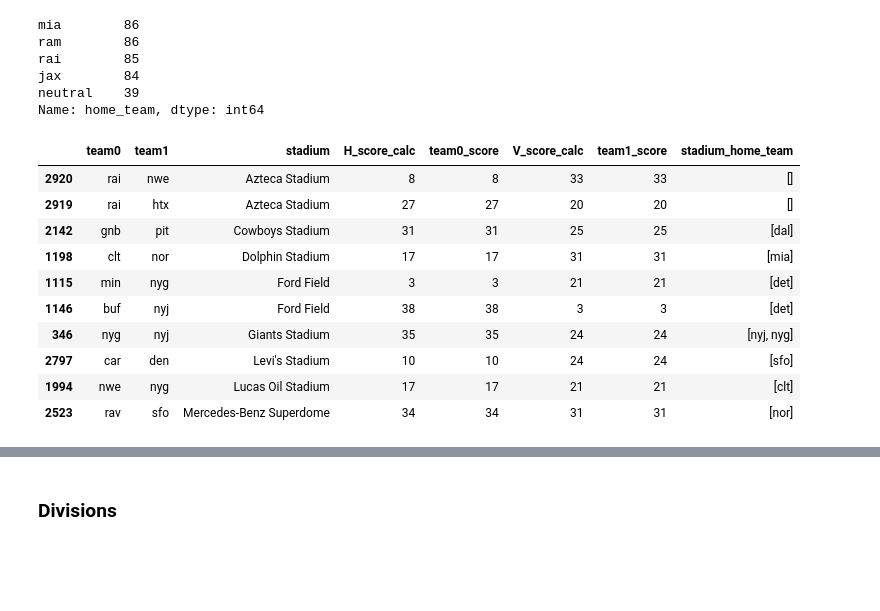
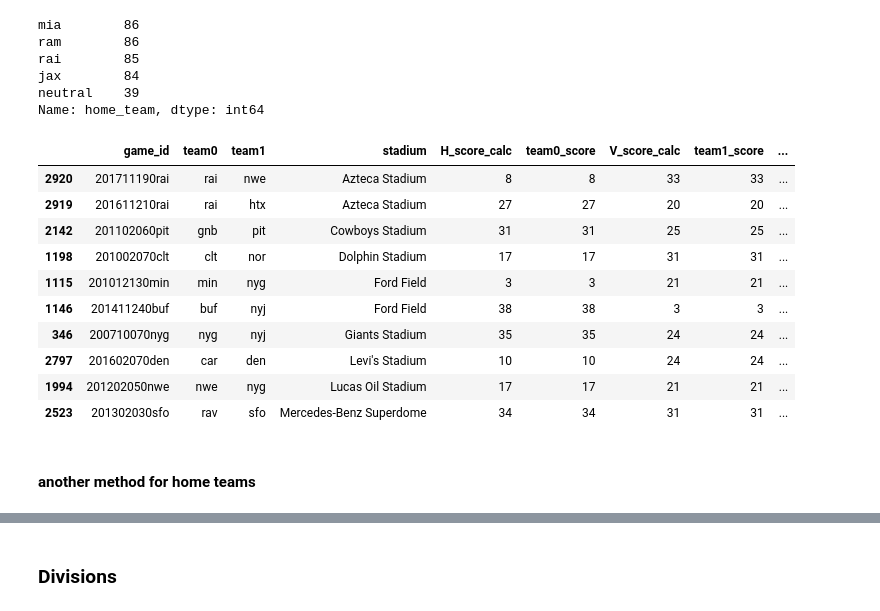
Before and after one commit to joshplotkin/modeling-football-outcomes-2019, a Jupyter notebook: public01_write_tables.ipynb, the cells around one changed output, grey strips where cells are left out. Saved outputs shown, nothing was run; the diff lists cells and outputs as text; code cells hidden in the pictures; blank space fills up the shorter version.

Commit message:
cleaned up data, found issue with week IDs, added some more checks.

```diff
--- a/public01_write_tables.ipynb
+++ b/public01_write_tables.ipynb
@@ -444,0 +360,2 @@ games_lines_info[stadiums.columns].drop_duplicates().head(10)
+# %%
+game_time_info = gamelogs[['game_id','season','week_id']].drop_duplicates()
@@ -444,0 +375,6 @@ games_lines_info[stadiums.columns].drop_duplicates().head(10)
+# %%
+games_lines_tz = games_lines_info.drop(
+        'season', axis=1
+    ).merge(
+        game_time_info, left_on='game_id', right_on='game_id'
+    )
@@ -449,7 +403,7 @@ games_lines_info[stadiums.columns].drop_duplicates().head(10)
 * treat jets vs. giants as both home (neutral)
 # %%
 ## get a count of team games plabyed by stadium
-tmp = games_lines_info.copy()
+tmp = games_lines_tz.copy()
 tmp['teams'] = tmp[['team0_link','team1_link']].apply(
     lambda x: map(lambda y: y.split('/')[2], x),
     axis=1
@@ -521,12 +475,12 @@ stad[['stadium','season','home_teams']].sort_values(by=['stadium','season']).hea
 # %%
 ## take the previous DF, and tack on the
 ## list of home teams
-games_lines_info_homeaway = games_lines_info.merge(
+games_lines_info_homeaway = games_lines_tz.merge(
     stad[['stadium','season','home_teams']],
     left_on=['stadium','season'],
     right_on=['stadium','season']
 )
-assert games_lines_info_homeaway.shape[0] == games_lines_info.shape[0]
+assert games_lines_info_homeaway.shape[0] == games_lines_tz.shape[0]
 # %%
 games_lines_info_homeaway['team0'] = games_lines_info_homeaway['team0_link'].apply(lambda x: x.split('/')[2])
 games_lines_info_homeaway['team1'] = games_lines_info_homeaway['team1_link'].apply(lambda x: x.split('/')[2])
@@ -595,26 +549,28 @@ assert games_lines_info_homeaway[
 # %%
 games_lines_info_homeaway['H_score_calc'] = games_lines_info_homeaway\
                                         [['H_Q1','H_Q2','H_Q3','H_Q4']].sum(axis=1)
 games_lines_info_homeaway['V_score_calc'] = games_lines_info_homeaway\
                                         [['V_Q1','V_Q2','V_Q3','V_Q4']].sum(axis=1)
 
 games_lines_info_homeaway[
         games_lines_info_homeaway['home_team'] == 'neutral'
-    ].loc[:, ['team0','team1','stadium','H_score_calc',
+    ].loc[:, ['game_id','team0','team1','stadium','H_score_calc',
               'team0_score','V_score_calc','team1_score',
               'stadium_home_team']
     ].sort_values(by='stadium').head(10)
 
 games_lines_info_homeaway.drop(['H_score_calc','V_score_calc'], axis=1, inplace=True)
 # %% [output]
-|  | team0 | team1 | stadium | H_score_calc | team0_score | V_score_calc | team1_score | stadium_home_team |
-| 2920 | rai | nwe | Azteca Stadium | 8 | 8 | 33 | 33 | [] |
-| 2919 | rai | htx | Azteca Stadium | 27 | 27 | 20 | 20 | [] |
-| 2142 | gnb | pit | Cowboys Stadium | 31 | 31 | 25 | 25 | [dal] |
-| 1198 | clt | nor | Dolphin Stadium | 17 | 17 | 31 | 31 | [mia] |
-| 1115 | min | nyg | Ford Field | 3 | 3 | 21 | 21 | [det] |
-| 1146 | buf | nyj | Ford Field | 38 | 38 | 3 | 3 | [det] |
-| 346 | nyg | nyj | Giants Stadium | 35 | 35 | 24 | 24 | [nyj, nyg] |
-| 2797 | car | den | Levi's Stadium | 10 | 10 | 24 | 24 | [sfo] |
-| 1994 | nwe | nyg | Lucas Oil Stadium | 17 | 17 | 21 | 21 | [clt] |
-| 2523 | rav | sfo | Mercedes-Benz Superdome | 34 | 34 | 31 | 31 | [nor] |
+|  | game_id | team0 | team1 | stadium | H_score_calc | team0_score | V_score_calc | team1_score | ... |
+| 2920 | 201711190rai | rai | nwe | Azteca Stadium | 8 | 8 | 33 | 33 | ... |
+| 2919 | 201611210rai | rai | htx | Azteca Stadium | 27 | 27 | 20 | 20 | ... |
+| 2142 | 201102060pit | gnb | pit | Cowboys Stadium | 31 | 31 | 25 | 25 | ... |
+| 1198 | 201002070clt | clt | nor | Dolphin Stadium | 17 | 17 | 31 | 31 | ... |
+| 1115 | 201012130min | min | nyg | Ford Field | 3 | 3 | 21 | 21 | ... |
+| 1146 | 201411240buf | buf | nyj | Ford Field | 38 | 38 | 3 | 3 | ... |
+| 346 | 200710070nyg | nyg | nyj | Giants Stadium | 35 | 35 | 24 | 24 | ... |
+| 2797 | 201602070den | car | den | Levi's Stadium | 10 | 10 | 24 | 24 | ... |
+| 1994 | 201202050nwe | nwe | nyg | Lucas Oil Stadium | 17 | 17 | 21 | 21 | ... |
+| 2523 | 201302030sfo | rav | sfo | Mercedes-Benz Superdome | 34 | 34 | 31 | 31 | ... |
+# %% [markdown]
+#### another method for home teams
```
Also changed, not shown: parts of 99 cells of this notebook, 1 other file.
